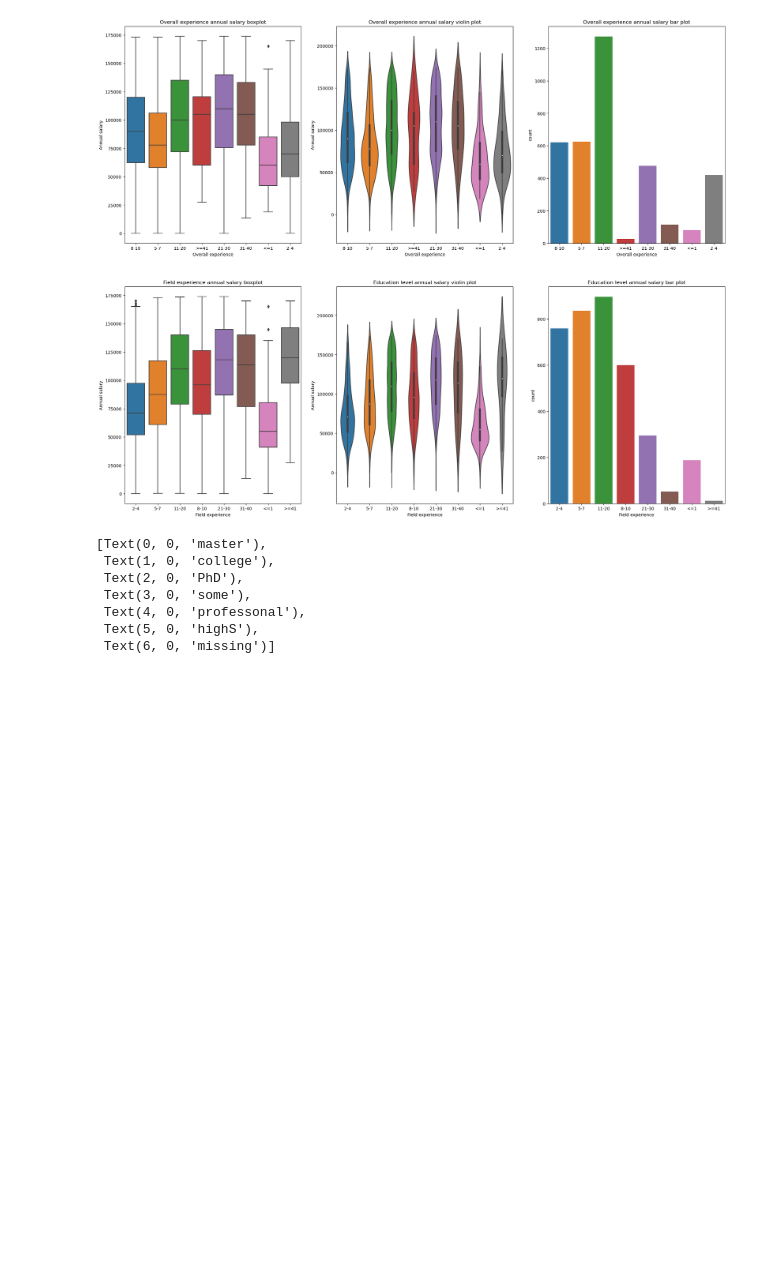
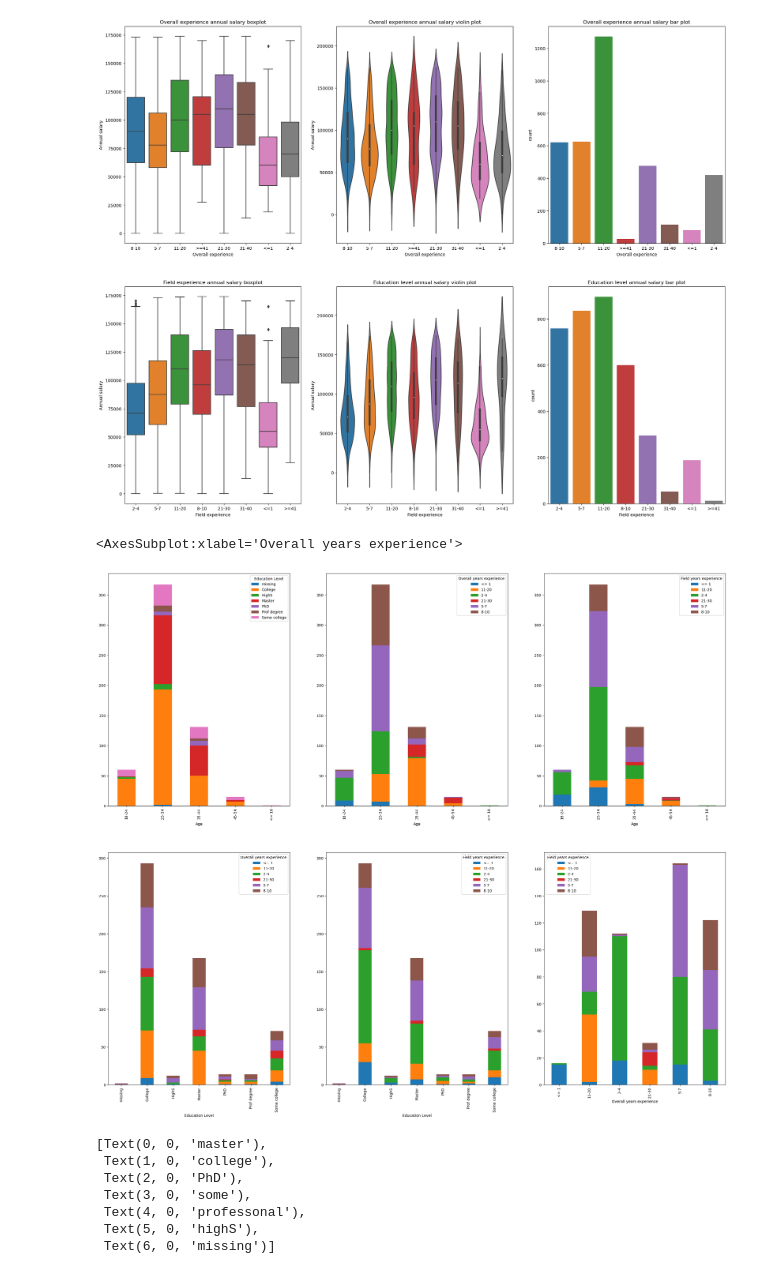
Before and after one commit to armandolezama/data-science-portfolio, a Jupyter notebook: Data_Science_Cycle/Ask_A_Manager_Salary_Survey_2021/Ask_A_Manager_Salary_Survey_2021.ipynb, the cells around one changed output. Drawn from its saved outputs; the diff is of its cells as text; code cells hidden in the pictures; blank space fills up the shorter version.

Commit message:
Added non-binary crosstab

```diff
--- a/Data_Science_Cycle/Ask_A_Manager_Salary_Survey_2021/Ask_A_Manager_Salary_Survey_2021.ipynb
+++ b/Data_Science_Cycle/Ask_A_Manager_Salary_Survey_2021/Ask_A_Manager_Salary_Survey_2021.ipynb
@@ -1455,6 +1455,71 @@ field_experience_bar_plot.set_xticklabels(
  Text(6, 0, '<=1'),
  Text(7, 0, '>=41')]
 [figure]
+# %%
+crosstab_multiplot_fig = plt.figure(figsize = (30,25))
+
+ax5 = crosstab_multiplot_fig.add_subplot(2, 3, 1)
+age_education_crosstab = pd.crosstab(non_binary_usd_salary_group[age_cat_var], non_binary_usd_salary_group[education_cat_var])
+age_education_crosstab.rename(
+  columns=education_rename_values,
+  index=age_rename_values,
+  inplace=True,
+)
+age_education_crosstab.rename_axis(index='Age', columns='Education Level', inplace=True)
+age_education_crosstab.plot(kind='bar', stacked=True, ax=ax5)
+
+ax6 = crosstab_multiplot_fig.add_subplot(2, 3, 2)
+age_overall_experience_crosstab = pd.crosstab(non_binary_usd_salary_group[age_cat_var], non_binary_usd_salary_group[overall_experience_cat_var])
+age_overall_experience_crosstab.rename(
+  columns=overall_experience_rename_values,
+  index=age_rename_values,
+  inplace=True,
+)
+age_overall_experience_crosstab.rename_axis(index='Age', columns='Overall years experience', inplace=True)
+age_overall_experience_crosstab.plot(kind='bar', stacked=True, ax=ax6)
+
+ax7 = crosstab_multiplot_fig.add_subplot(2, 3, 3)
+age_field_experience_crosstab = pd.crosstab(non_binary_usd_salary_group[age_cat_var], non_binary_usd_salary_group[field_experience_cat_var])
+age_field_experience_crosstab.rename(
+  columns=field_experience_rename_values,
+  index=age_rename_values,
+  inplace=True,
+)
+age_field_experience_crosstab.rename_axis(index='Age', columns='Field years experience', inplace=True)
+age_field_experience_crosstab.plot(kind='bar', stacked=True, ax=ax7)
+
+ax8 = crosstab_multiplot_fig.add_subplot(2, 3, 4)
+education_overall_experience_crosstab = pd.crosstab(non_binary_usd_salary_group[education_cat_var], non_binary_usd_salary_group[overall_experience_cat_var])
+education_overall_experience_crosstab.rename(
+  columns=overall_experience_rename_values,
+  index=education_rename_values,
+  inplace=True,
+)
+education_overall_experience_crosstab.rename_axis(index='Education Level', columns='Overall years experience', inplace=True)
+education_overall_experience_crosstab.plot(kind='bar', stacked=True, ax=ax8)
+
+ax9 = crosstab_multiplot_fig.add_subplot(2, 3, 5)
+education_field_experience_crosstab = pd.crosstab(non_binary_usd_salary_group[education_cat_var], non_binary_usd_salary_group[field_experience_cat_var])
+education_field_experience_crosstab.rename(
+  columns=field_experience_rename_values,
+  index=education_rename_values,
+  inplace=True,
+)
+education_field_experience_crosstab.rename_axis(index='Education Level', columns='Field years experience', inplace=True)
+education_field_experience_crosstab.plot(kind='bar', stacked=True, ax=ax9)
+
+ax10 = crosstab_multiplot_fig.add_subplot(2, 3, 6)
+overall_field_experience_crosstab = pd.crosstab(non_binary_usd_salary_group[overall_experience_cat_var], non_binary_usd_salary_group[field_experience_cat_var])
+overall_field_experience_crosstab.rename(
+  columns=field_experience_rename_values,
+  index=overall_experience_rename_values,
+  inplace=True,
+)
+overall_field_experience_crosstab.rename_axis(index='Overall years experience', columns='Field years experience', inplace=True)
+overall_field_experience_crosstab.plot(kind='bar', stacked=True, ax=ax10)
+# %% [output]
+<AxesSubplot:xlabel='Overall years experience'>
+[figure, added]
 # %%
 fig, ax = plt.subplots(2, 3, figsize=(25, 20))
 
```
